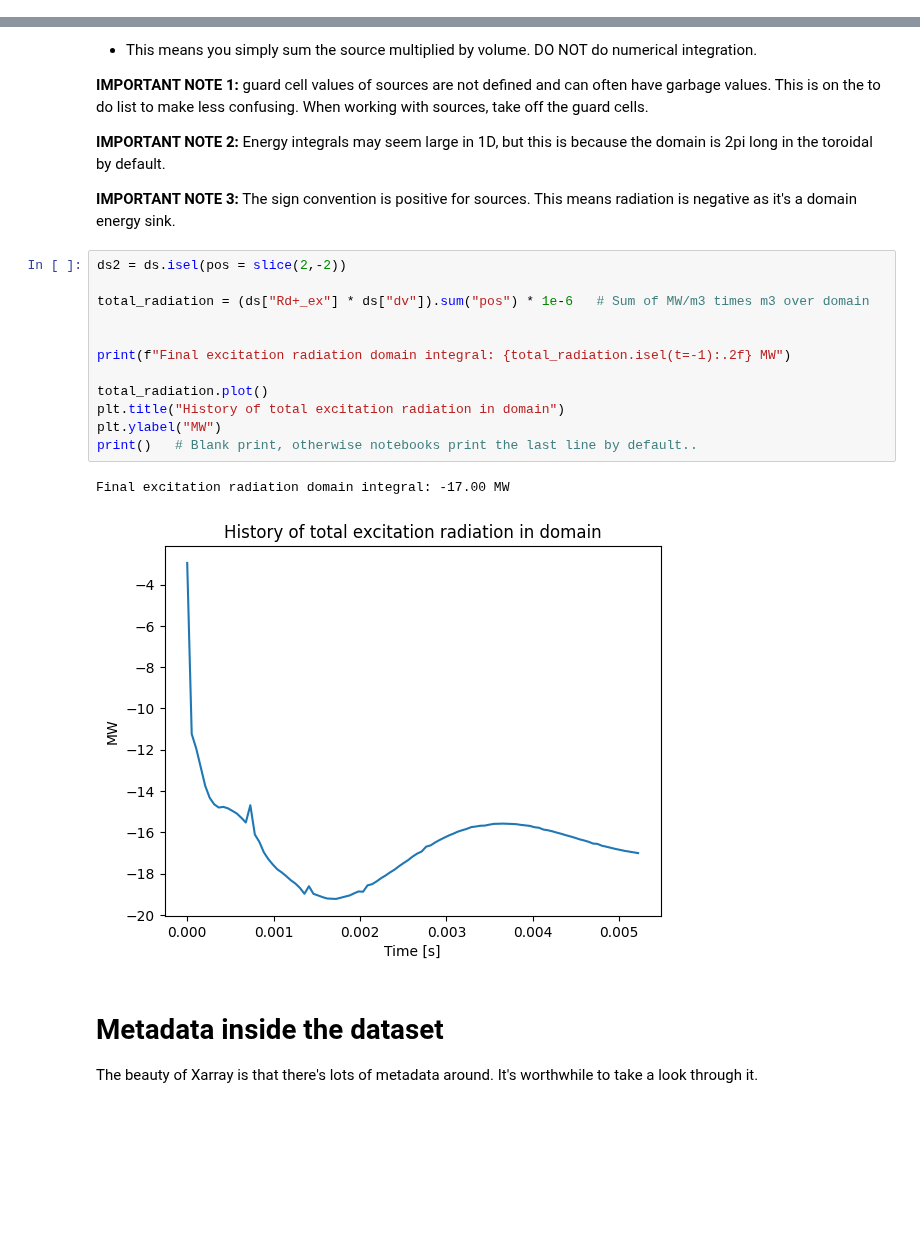
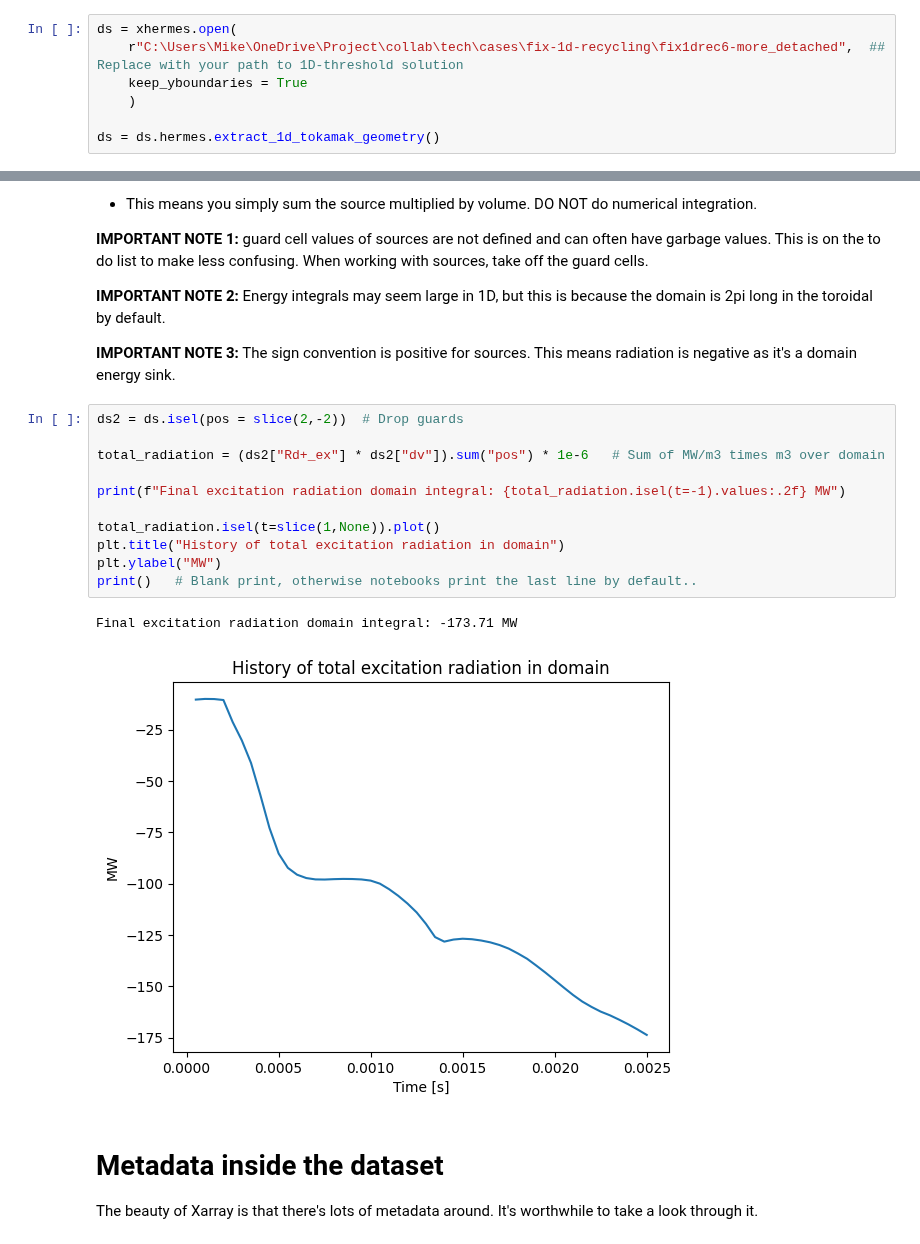
Before and after one commit to boutproject/xhermes, a Jupyter notebook: examples/1d-postprocessing.ipynb, the cells around one changed output, grey strips where cells are left out. Cells and saved outputs as stored; diff of their text form; blank space fills up the shorter version.

```diff
--- a/examples/1d-postprocessing.ipynb
+++ b/examples/1d-postprocessing.ipynb
@@ -37,3 +29,10 @@ ds = ds.hermes.extract_1d_tokamak_geometry()
+# %%
+ds = xhermes.open(
+    r"C:\Users\Mike\OneDrive\Project\collab\tech\cases\fix-1d-recycling\fix1drec6-more_detached",  ## Replace with your path to 1D-threshold solution
+    keep_yboundaries = True
+    )
+
+ds = ds.hermes.extract_1d_tokamak_geometry()
 # %% [markdown]
 # Datasets and DataArrays
 - xHermes uses Xarray. "ds" is an Xarray Dataset. Variables such as ds["Te"] are DataArrays. Please refer to Xarray documentation.
@@ -171,20 +170,19 @@ Text(0.5, 1.0, 'Target temperature history')
 
 **IMPORTANT NOTE 3:** The sign convention is positive for sources. This means radiation is negative as it's a domain energy sink.
 # %%
-ds2 = ds.isel(pos = slice(2,-2))
+ds2 = ds.isel(pos = slice(2,-2))  # Drop guards
 
-total_radiation = (ds["Rd+_ex"] * ds["dv"]).sum("pos") * 1e-6   # Sum of MW/m3 times m3 over domain
+total_radiation = (ds2["Rd+_ex"] * ds2["dv"]).sum("pos") * 1e-6   # Sum of MW/m3 times m3 over domain
 
+print(f"Final excitation radiation domain integral: {total_radiation.isel(t=-1).values:.2f} MW")
 
-print(f"Final excitation radiation domain integral: {total_radiation.isel(t=-1):.2f} MW")
-
-total_radiation.plot()
+total_radiation.isel(t=slice(1,None)).plot()
 plt.title("History of total excitation radiation in domain")
 plt.ylabel("MW")
 print()   # Blank print, otherwise notebooks print the last line by default..
 # %% [output]
-Final excitation radiation domain integral: -17.00 MW
+Final excitation radiation domain integral: -173.71 MW
-[figure, old version]
+[figure, new version]
 # %% [markdown]
 # Metadata inside the dataset
 The beauty of Xarray is that there's lots of metadata around. It's worthwhile to take a look through it.
```
Also changed, not shown: parts of 11 cells of this notebook.
